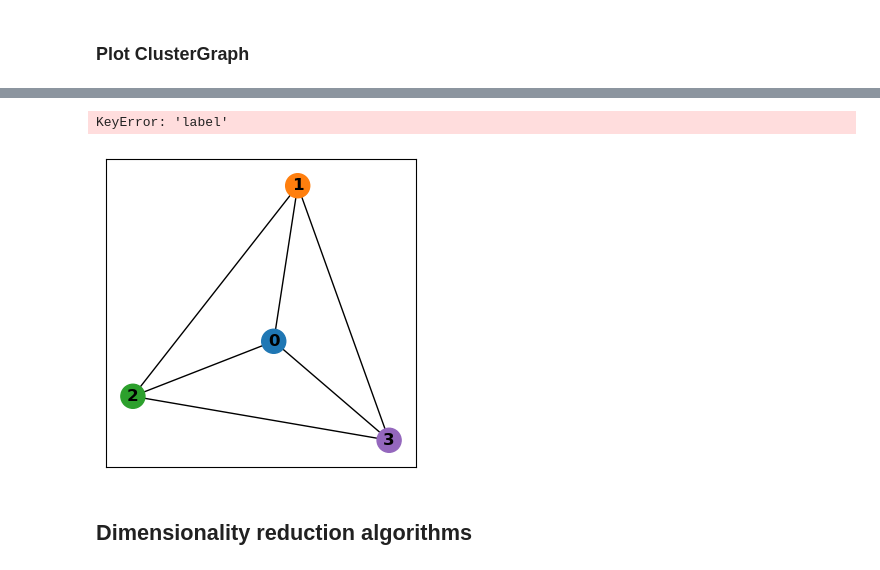
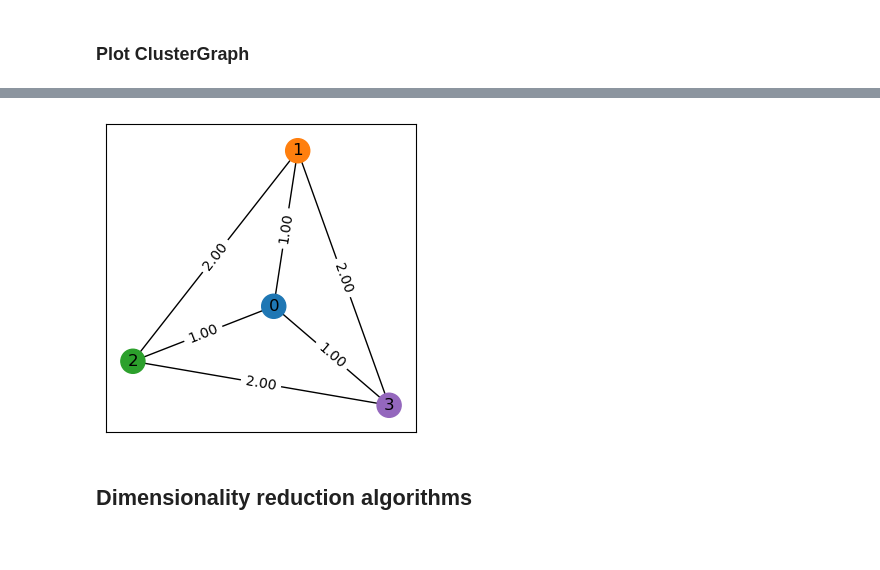
Before and after one commit to dioscuri-tda/ClusterGraph, a Jupyter notebook: examples/1_non_embeddable_example.ipynb, the cells around one changed output, grey strips where cells are left out. Drawn from its saved outputs; the diff is of its cells as text; code cells hidden in the pictures.

Commit message:
cleaned up plotting utils

```diff
--- a/examples/non_embeddable_example.ipynb
+++ b/examples/1_non_embeddable_example.ipynb
@@ -81,12 +84,19 @@ Name: count, dtype: int64
 # %%
 import clustergraph.clustergraph as cg
 from clustergraph.utils import get_clusters_from_scikit
+from clustergraph.plot_graph import draw_graph
 
 cluster_g = cg.ClusterGraph(
-    X=X, metric_points="precomputed", clusters=get_clusters_from_scikit(prediction_DB)
+    X=X,
+    metric_points="precomputed",
+    clusters=get_clusters_from_scikit(prediction_DB),
+    metric_clusters="average",
 )
 # %% [markdown]
 ### Set colors
 # %%
 # from tab10
 dict_colors = {0: "#1f77b4", 1: "#ff7f0e", 2: "#2ca02c", 3: "#9467bd"}
+
+my_palette = plt.cm.colors.ListedColormap(dict_colors.values())
+my_palette
@@ -117,27 +107,17 @@ EdgeDataView([(0, 1, {'weight': array([0.81890419, 0.6018376 , 0.86479654, 0.574
 # %%
-fig, ax = plt.subplots(figsize=(4, 4))
-graph = cluster_g.graph
 pos = {0: (0, 0), 1: (0.16, 0.99), 2: (-0.94, -0.35), 3: (0.77, -0.63)}
 
-nx.draw_networkx(
-    graph,
-    pos,
-    with_labels=True,
-    font_weight="bold",
-    node_color=[dict_colors[i] for i in range(4)],
-    ax=ax,
+# Coloring the graph
+cluster_g.fit_graph(
+    node_type_coloring="label",
+    node_color_labels=prediction_DB,
+    node_palette=my_palette,
 )
 
-edge_labels = {
-    (u, v): "{:.2f}".format(data["label"]) for u, v, data in graph.edges(data=True)
-}
-nx.draw_networkx_edge_labels(graph, pos, label_pos=0.5, edge_labels=edge_labels, ax=ax)
-plt.tight_layout()
-# plt.savefig(fname="impossible_CG.pdf", format="pdf")
-plt.show()
+fig, ax = plt.subplots(figsize=(4, 4))
+draw_graph(cluster_g.Graph, ax=ax, pos=pos)
 # %% [output]
-KeyError: 'label'
-[figure, old version]
+[figure, new version]
 # %% [markdown]
 ## Dimensionality reduction algorithms
 # %%
```
Also changed, not shown: parts of 10 cells of this notebook, 9 other files.
